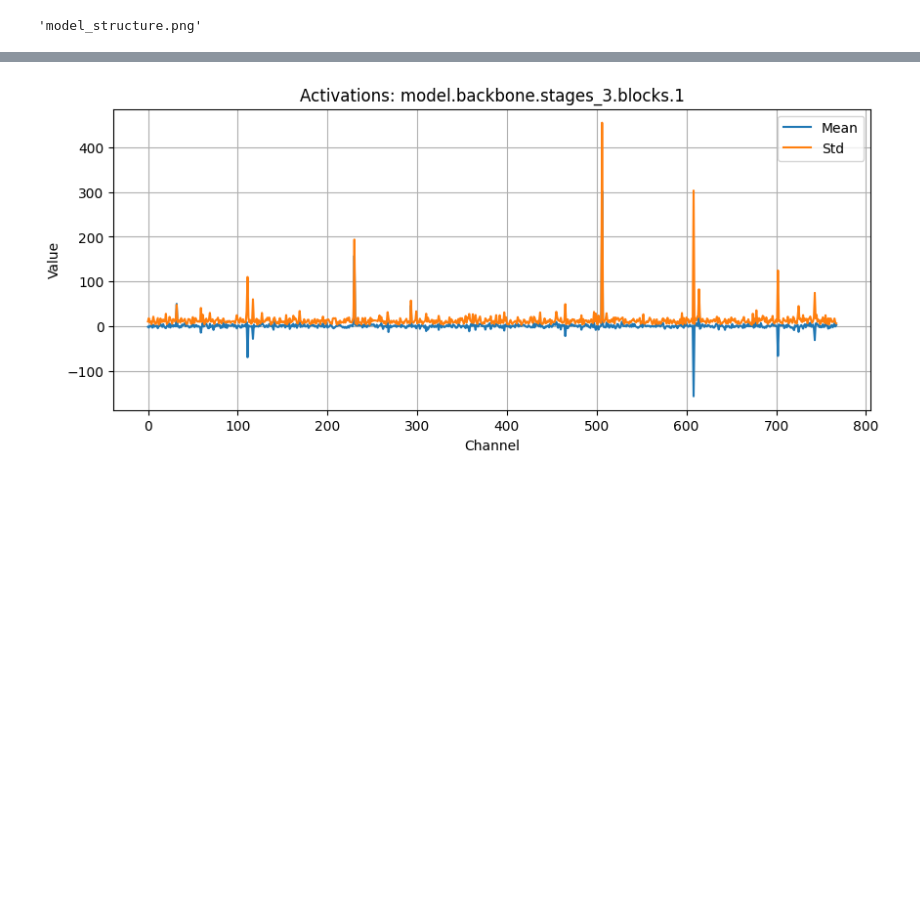
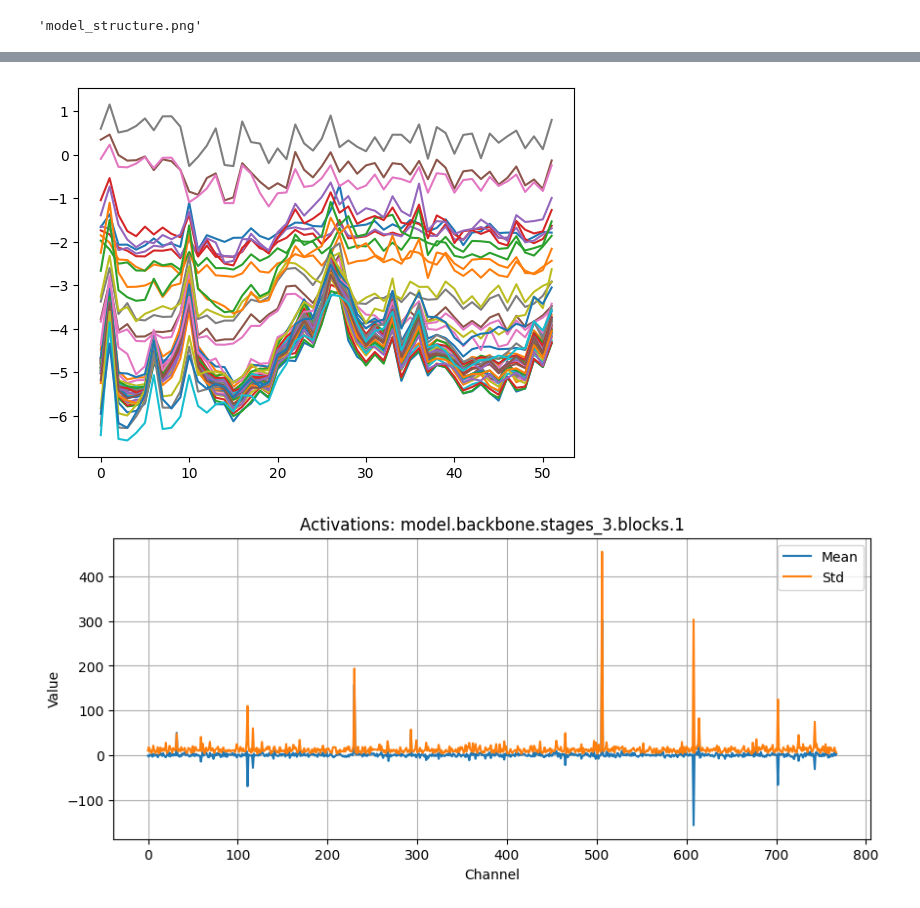
Before and after one commit to kxk254/mit, a Jupyter notebook: UNCWave/convnextGPU.ipynb, the cells around one changed output, grey strips where cells are left out. Saved outputs shown, nothing was run; the diff lists cells and outputs as text; code cells hidden in the pictures; blank space fills up the shorter version.

```diff
--- a/UNCWave/convnextGPU.ipynb
+++ b/UNCWave/convnextGPU.ipynb
@@ -24,7 +24,7 @@ cfg= SimpleNamespace()
 cfg.device = torch.device("cuda" if torch.cuda.is_available() else "cpu")
 cfg.local_rank = 0
 cfg.seed = 123
-cfg.subsample = 20 #None
+cfg.subsample = 100 #None
 data_paths = sorted(glob.glob("./datasetfiles/FlatVel_A/data/*.npy"))
 label_paths = sorted(glob.glob("./datasetfiles/FlatVel_A/model/*.npy"))
 cfg.file_pairs = list(zip(sorted(glob.glob("./datasetfiles/FlatVel_A/data/*.npy")), sorted(glob.glob("./datasetfiles/FlatVel_A/model/*.npy"))))
@@ -34,7 +34,7 @@ cfg.backbone = "convnext_small.fb_in22k_ft_in1k"
 cfg.ema = True
 cfg.ema_decay = 0.99
 
-cfg.epochs = 2
+cfg.epochs = 4
 cfg.batch_size = 8  # 16
 cfg.batch_size_val = 8 # 16
 
@@ -955,3 +1085,8 @@ dot: graph is too large for cairo-renderer bitmaps. Scaling by 0.602091 to fit
+# %%
+import matplotlib.pyplot as plt
+plt.plot(ud);
+# %% [output]
+[figure, added]
 # %%
 import matplotlib.pyplot as plt
 
```
Also changed, not shown: parts of 7 cells of this notebook, 4 other files.
